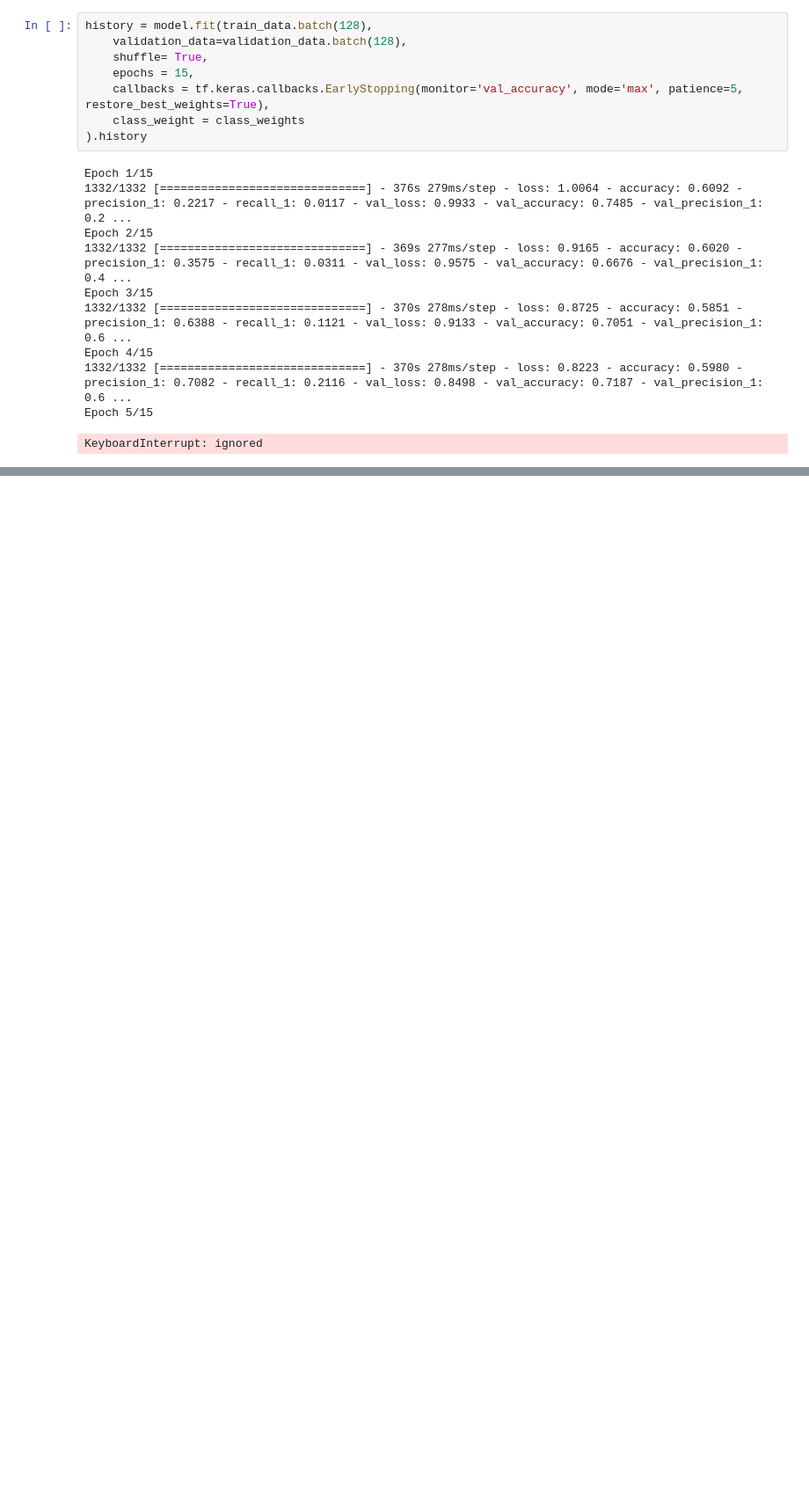
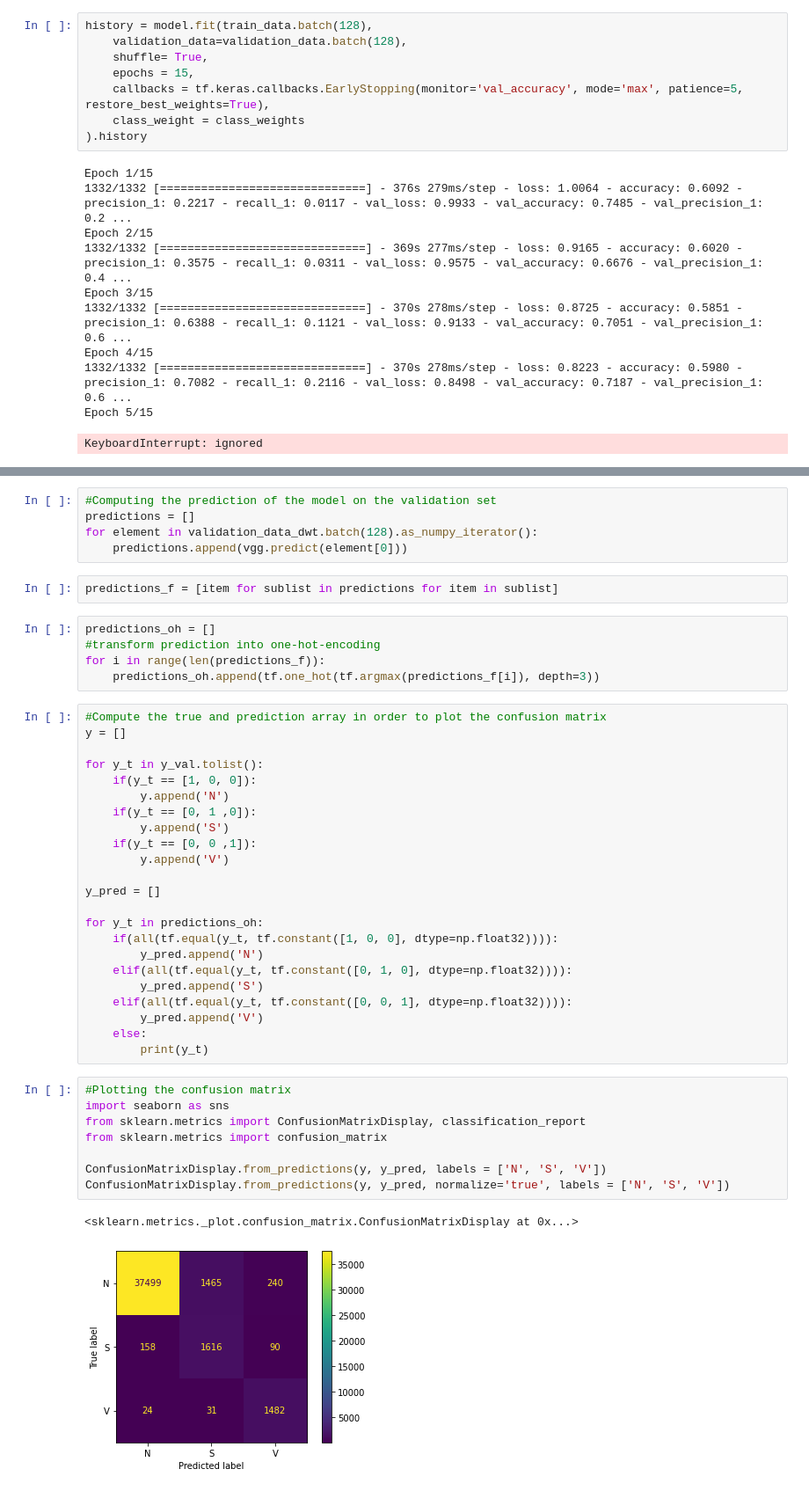
Before and after one commit to romano-francesco/applied-ai-in-biomedicine-ECG-classifier, a Jupyter notebook: Deep_Learning_Approach.ipynb, the cells around one changed output, grey strips where cells are left out. Shown at 88% size. Cells and saved outputs as stored; diff of their text form; blank space fills up the shorter version.

```diff
--- a/Deep_Learning_Approach.ipynb
+++ b/Deep_Learning_Approach.ipynb
@@ -853,0 +980,46 @@ KeyboardInterrupt: ignored
+# %%
+#Computing the prediction of the model on the validation set
+predictions = []
+for element in validation_data_dwt.batch(128).as_numpy_iterator():
+    predictions.append(vgg.predict(element[0]))
+# %%
+predictions_f = [item for sublist in predictions for item in sublist]
+# %%
+predictions_oh = []
+#transform prediction into one-hot-encoding
+for i in range(len(predictions_f)):
+    predictions_oh.append(tf.one_hot(tf.argmax(predictions_f[i]), depth=3))
+# %%
+#Compute the true and prediction array in order to plot the confusion matrix
+y = []
+
+for y_t in y_val.tolist():
+    if(y_t == [1, 0, 0]):
+        y.append('N')
+    if(y_t == [0, 1 ,0]):
+        y.append('S')
+    if(y_t == [0, 0 ,1]):
+        y.append('V')
+
+y_pred = []
+
+for y_t in predictions_oh:
+    if(all(tf.equal(y_t, tf.constant([1, 0, 0], dtype=np.float32)))):
+        y_pred.append('N')
+    elif(all(tf.equal(y_t, tf.constant([0, 1, 0], dtype=np.float32)))):
+        y_pred.append('S')
+    elif(all(tf.equal(y_t, tf.constant([0, 0, 1], dtype=np.float32)))):
+        y_pred.append('V')
+    else:
+        print(y_t)
+# %%
+#Plotting the confusion matrix
+import seaborn as sns
+from sklearn.metrics import ConfusionMatrixDisplay, classification_report
+from sklearn.metrics import confusion_matrix
+
+ConfusionMatrixDisplay.from_predictions(y, y_pred, labels = ['N', 'S', 'V'])
+ConfusionMatrixDisplay.from_predictions(y, y_pred, normalize='true', labels = ['N', 'S', 'V'])
+# %% [output]
+<sklearn.metrics._plot.confusion_matrix.ConfusionMatrixDisplay at 0x...>
+[figure, added]
```
Also changed, not shown: parts of 14 cells of this notebook.
